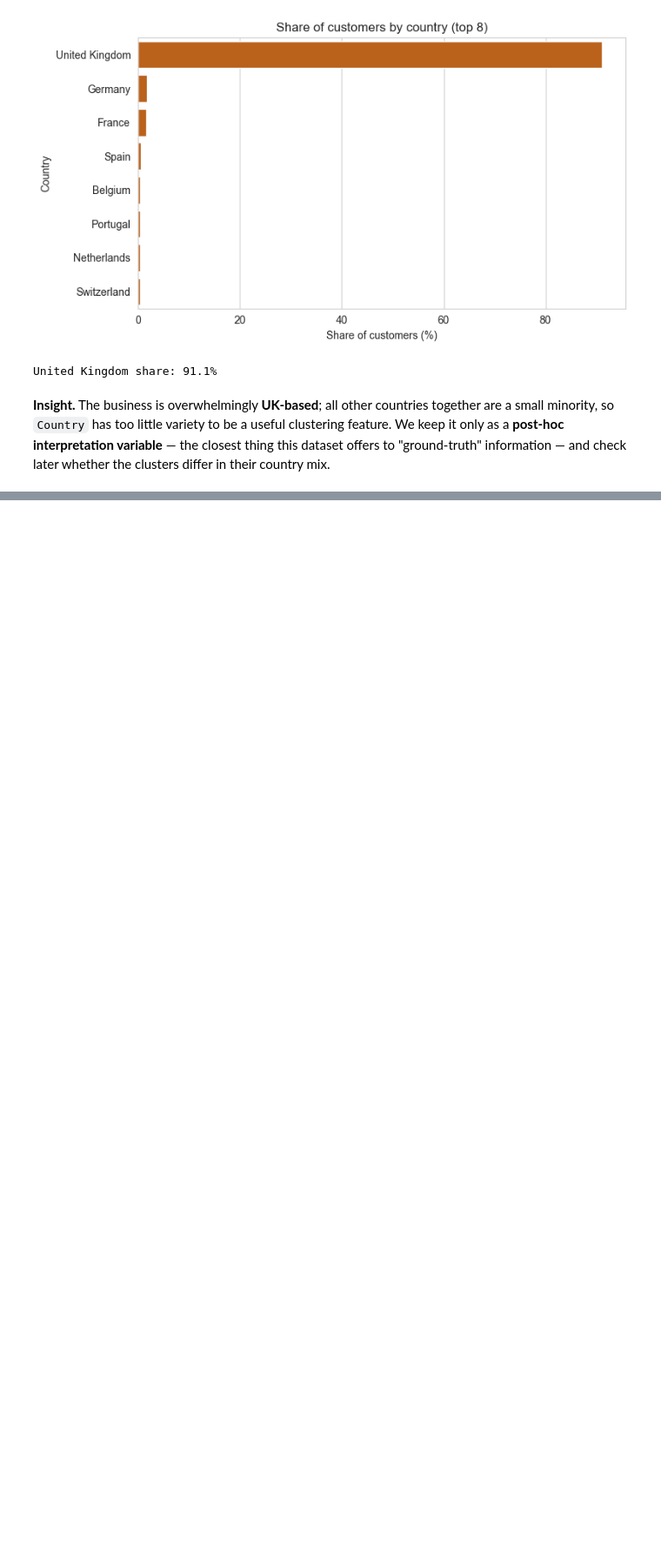
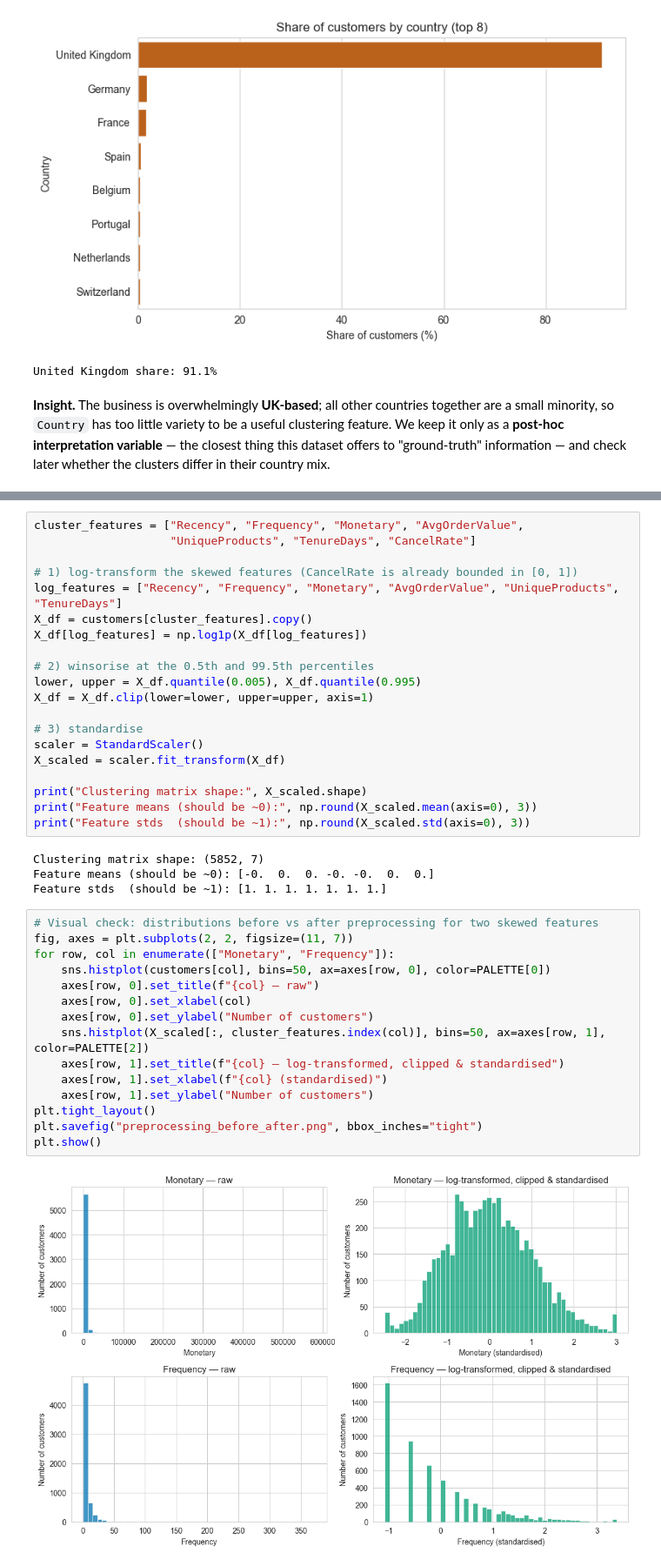
Before and after one commit to pragna100510/ML_Capstone, a Jupyter notebook: clustering/clustering.ipynb, the cells around one changed output, grey strips where cells are left out. Shown at 87% size. Cells and saved outputs as stored; diff of their text form; blank space fills up the shorter version.

Commit message:
Add preprocessing: log-transform, winsorising, scaling

```diff
--- a/clustering/clustering.ipynb
+++ b/clustering/clustering.ipynb
@@ -415,0 +426,41 @@ United Kingdom share: 91.1%
+# %%
+cluster_features = ["Recency", "Frequency", "Monetary", "AvgOrderValue",
+                    "UniqueProducts", "TenureDays", "CancelRate"]
+
+# 1) log-transform the skewed features (CancelRate is already bounded in [0, 1])
+log_features = ["Recency", "Frequency", "Monetary", "AvgOrderValue", "UniqueProducts", "TenureDays"]
+X_df = customers[cluster_features].copy()
+X_df[log_features] = np.log1p(X_df[log_features])
+
+# 2) winsorise at the 0.5th and 99.5th percentiles
+lower, upper = X_df.quantile(0.005), X_df.quantile(0.995)
+X_df = X_df.clip(lower=lower, upper=upper, axis=1)
+
+# 3) standardise
+scaler = StandardScaler()
+X_scaled = scaler.fit_transform(X_df)
+
+print("Clustering matrix shape:", X_scaled.shape)
+print("Feature means (should be ~0):", np.round(X_scaled.mean(axis=0), 3))
+print("Feature stds  (should be ~1):", np.round(X_scaled.std(axis=0), 3))
+# %% [output]
+Clustering matrix shape: (5852, 7)
+Feature means (should be ~0): [-0.  0.  0. -0. -0.  0.  0.]
+Feature stds  (should be ~1): [1. 1. 1. 1. 1. 1. 1.]
+# %%
+# Visual check: distributions before vs after preprocessing for two skewed features
+fig, axes = plt.subplots(2, 2, figsize=(11, 7))
+for row, col in enumerate(["Monetary", "Frequency"]):
+    sns.histplot(customers[col], bins=50, ax=axes[row, 0], color=PALETTE[0])
+    axes[row, 0].set_title(f"{col} — raw")
+    axes[row, 0].set_xlabel(col)
+    axes[row, 0].set_ylabel("Number of customers")
+    sns.histplot(X_scaled[:, cluster_features.index(col)], bins=50, ax=axes[row, 1], color=PALETTE[2])
+    axes[row, 1].set_title(f"{col} — log-transformed, clipped & standardised")
+    axes[row, 1].set_xlabel(f"{col} (standardised)")
+    axes[row, 1].set_ylabel("Number of customers")
+plt.tight_layout()
+plt.savefig("preprocessing_before_after.png", bbox_inches="tight")
+plt.show()
+# %% [output]
+[figure, added]
```
Also changed, not shown: parts of 2 cells of this notebook.
